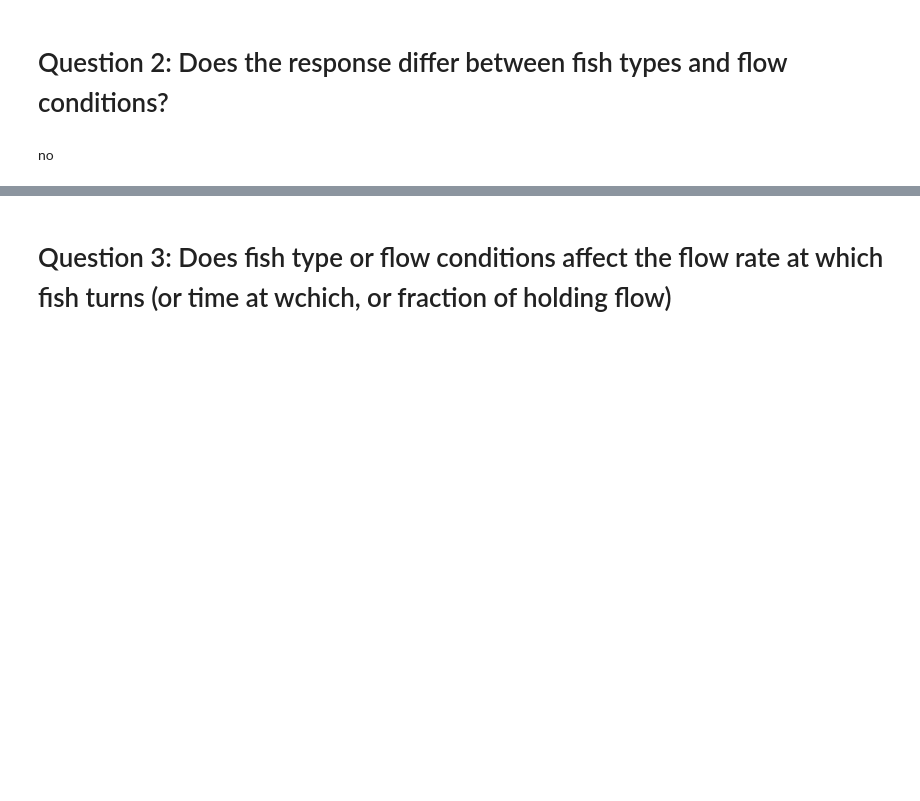
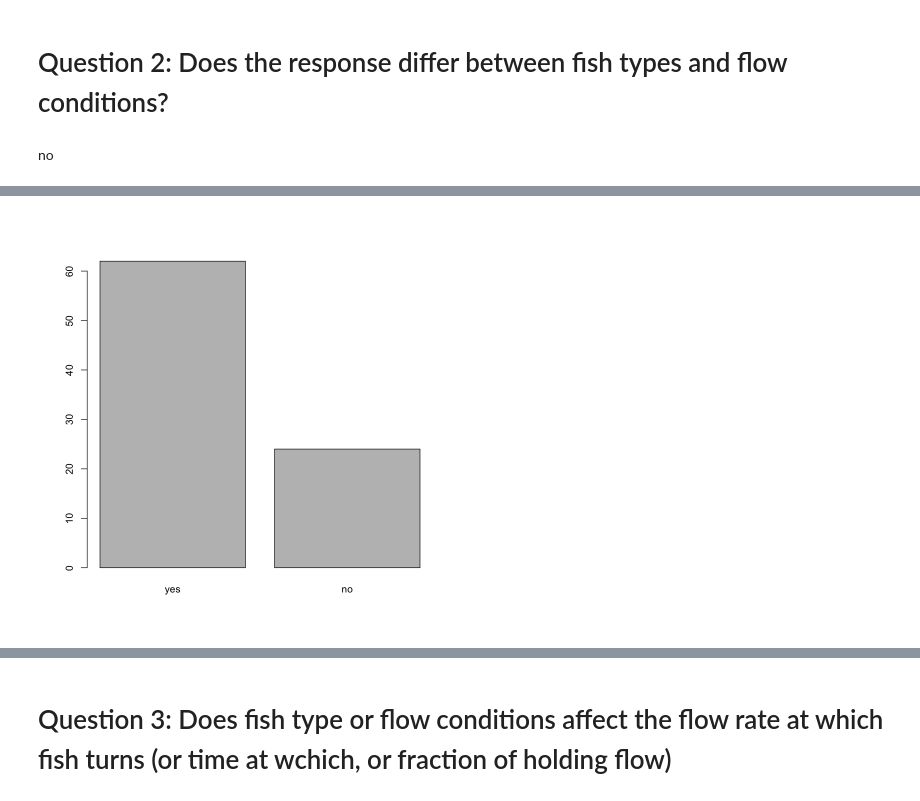
Before and after one commit to mixmixmix/imgtext, a Jupyter notebook: statistical_tests.ipynb, the cells around one changed output, grey strips where cells are left out. Saved outputs shown, nothing was run; the diff lists cells and outputs as text; code cells hidden in the pictures; blank space fills up the shorter version.

```diff
--- a/statistical_tests.ipynb
+++ b/statistical_tests.ipynb
@@ -153,0 +173,4 @@ Warning message:
+# %%
+plot(factor(fishesknown$success))
+# %% [output]
+[figure, added]
```
Also changed, not shown: parts of 27 cells of this notebook, 1 other file.
